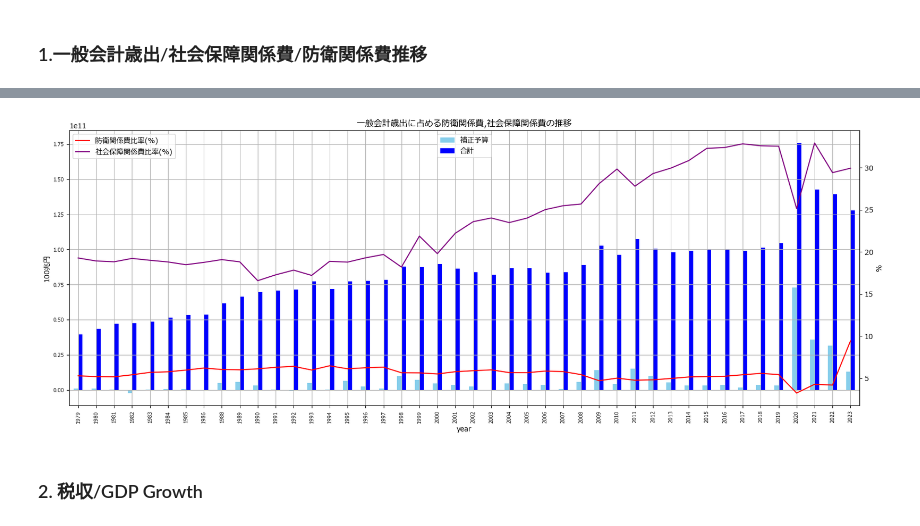
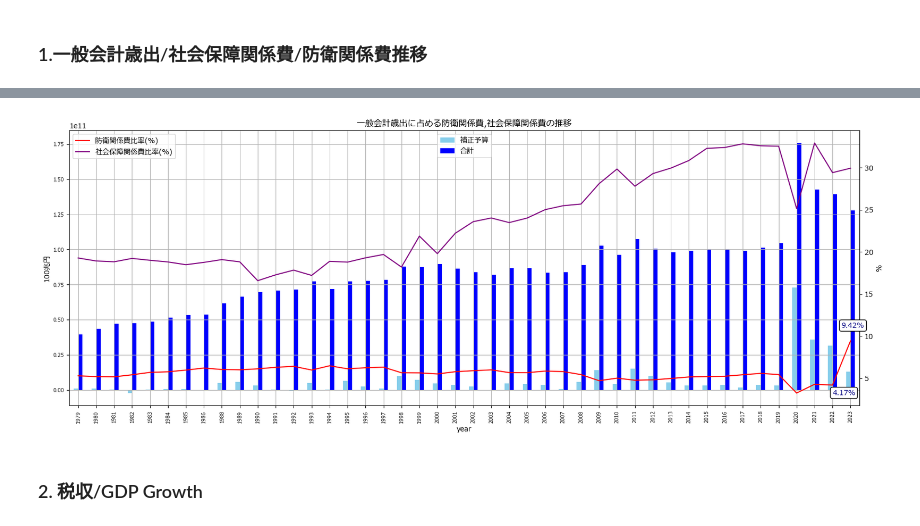
Before and after one commit to Pipikopimame/orbe_public2, a Jupyter notebook: 政府一般会計歳出.ipynb, the cells around one changed output, grey strips where cells are left out. Cells and saved outputs as stored; diff of their text form; code cells hidden in the pictures.

```diff
--- a/政府一般会計歳出.ipynb
+++ b/政府一般会計歳出.ipynb
@@ -26,28 +46,31 @@ df8 = pd.DataFrame({'社会保障関係費比率(%)':df5.values},index=df2['year
-# %%
-import matplotlib.pyplot as plt
-from matplotlib import rcParams
-
-rcParams['font.family']='sans-serif'
-rcParams["font.sans-serif"] = ["Meiryo"]
-fig,ax = plt.subplots(1,1,figsize=(20,7))
-ax2 = ax.twinx()
-ax.tick_params(axis='both',labelsize=7)
-ax.set_ylabel('100兆円')
-ax2.set_ylabel('%')
-colors=['skyblue','blue']
-df6.loc['1979':,['補正予算','合計']].plot(ax=ax,kind='bar',color=colors)
-#df6.loc['1979':,['補正予算']].plot(ax=ax,kind='bar',color='blue')
-#df6.loc['1979':,['合計']].plot(ax=ax,kind='bar',color='grey')
-
-df7.loc['1979':,['防衛関係費比率(%)']].plot(ax=ax2,kind='line',color='red')
-df8.loc['1979':,['社会保障関係費比率(%)']].plot(ax=ax2,kind='line',color='purple')
-ax.tick_params(axis='both',labelsize=7)
-ax.set_title('一般会計歳出に占める防衛関係費,社会保障関係費の推移')
-ax.legend(loc='upper center',bbox_to_anchor=(0.5,1))
-ax.grid(True)
-plt.show()
-# %% [output]
-[figure, removed]
+# %%
+## import matplotlib.pyplot as plt
+from matplotlib import rcParams
+
+rcParams['font.family']='sans-serif'
+rcParams["font.sans-serif"] = ["Meiryo"]
+fig,ax = plt.subplots(1,1,figsize=(20,7))
+ax2 = ax.twinx()
+ax.tick_params(axis='both',labelsize=7)
+ax.set_ylabel('100兆円')
+ax2.set_ylabel('%')
+colors=['skyblue','blue']
+df6.loc['1979':,['補正予算','合計']].plot(ax=ax,kind='bar',color=colors)
+#df6.loc['1979':,['補正予算']].plot(ax=ax,kind='bar',color='blue')
+#df6.loc['1979':,['合計']].plot(ax=ax,kind='bar',color='grey')
+
+df7.loc['1979':,['防衛関係費比率(%)']].plot(ax=ax2,kind='line',color='red')
+df8.loc['1979':,['社会保障関係費比率(%)']].plot(ax=ax2,kind='line',color='purple')
+ax.tick_params(axis='both',labelsize=7)
+ax.set_title('一般会計歳出に占める防衛関係費,社会保障関係費の推移')
+ax.legend(loc='upper center',bbox_to_anchor=(0.5,1))
+
+ax2.annotate('9.42%',xy=(43,5),xytext=(42.5,11),color='navy',bbox=dict(boxstyle='round',fc='white'))
+ax2.annotate('4.17%',xy=(42,2),xytext=(42,3),color='navy',bbox=dict(boxstyle='round',fc='white'))
+ax.grid(True)
+plt.show()
+# %% [output]
+[figure, added]
 # %% [markdown]
 <h3>2. 税収/GDP Growth</h3>
 # %%
```
Also changed, not shown: parts of 2 cells of this notebook.
